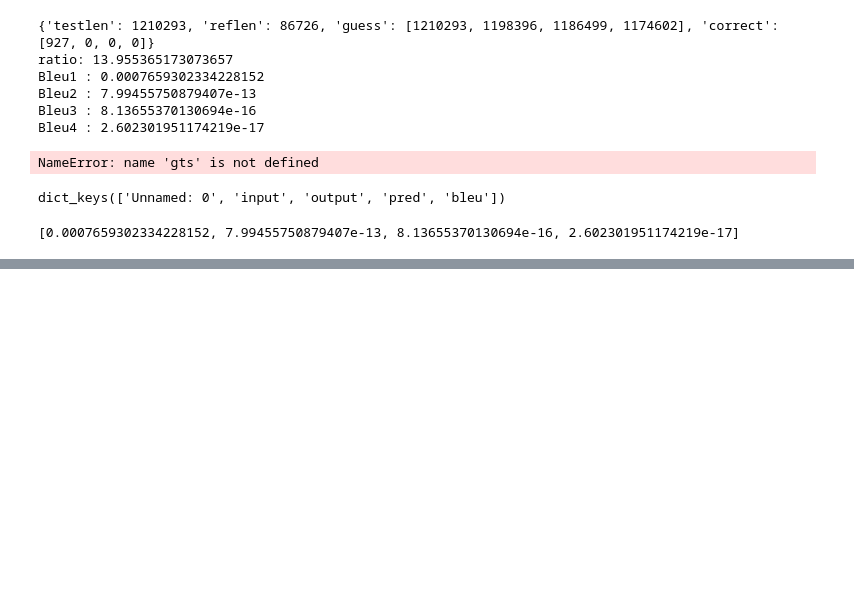
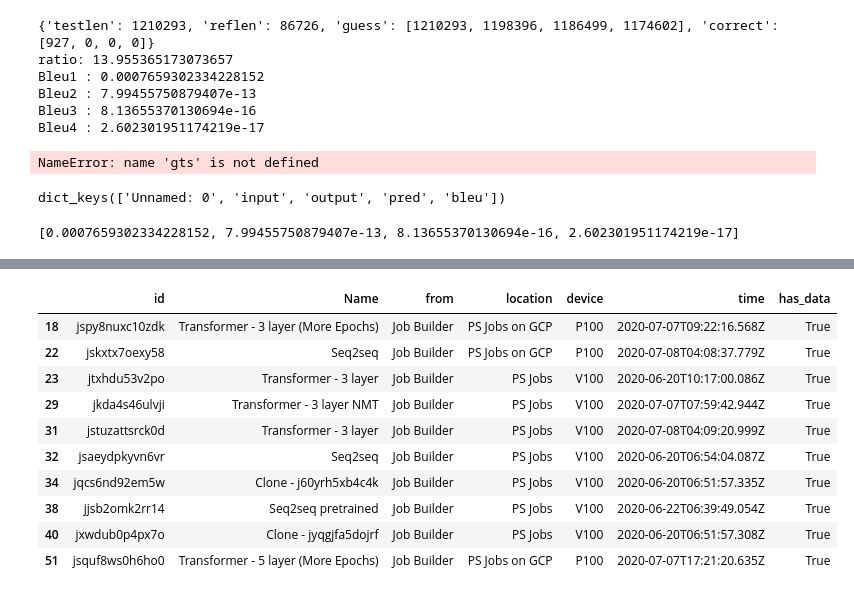
Before and after one commit to aditya140/Question_generation, a Jupyter notebook: test.ipynb, the cells around one changed output, grey strips where cells are left out. Cells and saved outputs as stored; diff of their text form; code cells hidden in the pictures; blank space fills up the shorter version.

```diff
--- a/test.ipynb
+++ b/test.ipynb
@@ -375,0 +444,14 @@ print(bleu_score[0])
+# %%
+jobs[jobs["has_data"]]
+# %% [output]
+|  | id | Name | from | location | device | time | has_data |
+| 18 | jspy8nuxc10zdk | Transformer - 3 layer (More Epochs) | Job Builder | PS Jobs on GCP | P100 | 2020-07-07T09:22:16.568Z | True |
+| 22 | jskxtx7oexy58 | Seq2seq | Job Builder | PS Jobs on GCP | P100 | 2020-07-08T04:08:37.779Z | True |
+| 23 | jtxhdu53v2po | Transformer - 3 layer | Job Builder | PS Jobs | V100 | 2020-06-20T10:17:00.086Z | True |
+| 29 | jkda4s46ulvji | Transformer - 3 layer NMT | Job Builder | PS Jobs | V100 | 2020-07-07T07:59:42.944Z | True |
+| 31 | jstuzattsrck0d | Transformer - 3 layer | Job Builder | PS Jobs | V100 | 2020-07-08T04:09:20.999Z | True |
+| 32 | jsaeydpkyvn6vr | Seq2seq | Job Builder | PS Jobs | V100 | 2020-06-20T06:54:04.087Z | True |
+| 34 | jqcs6nd92em5w | Clone - j60yrh5xb4c4k | Job Builder | PS Jobs | V100 | 2020-06-20T06:51:57.335Z | True |
+| 38 | jjsb2omk2rr14 | Seq2seq pretrained | Job Builder | PS Jobs | V100 | 2020-06-22T06:39:49.054Z | True |
+| 40 | jxwdub0p4px7o | Clone - jyqgjfa5dojrf | Job Builder | PS Jobs | V100 | 2020-06-20T06:51:57.308Z | True |
+| 51 | jsquf8ws0h6ho0 | Transformer - 5 layer (More Epochs) | Job Builder | PS Jobs on GCP | P100 | 2020-07-07T17:21:20.635Z | True |
```
Also changed, not shown: parts of 11 cells of this notebook, 3 other files.
